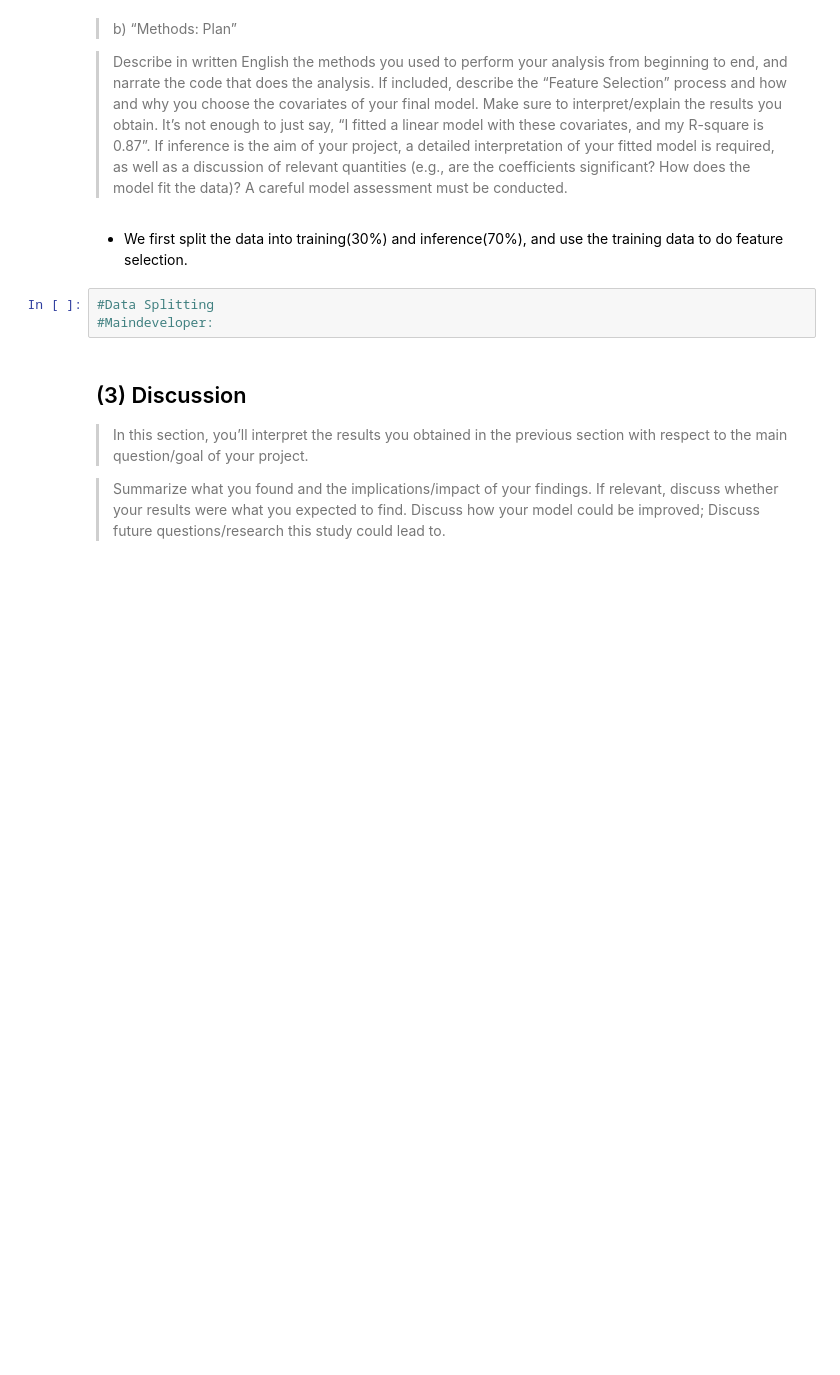
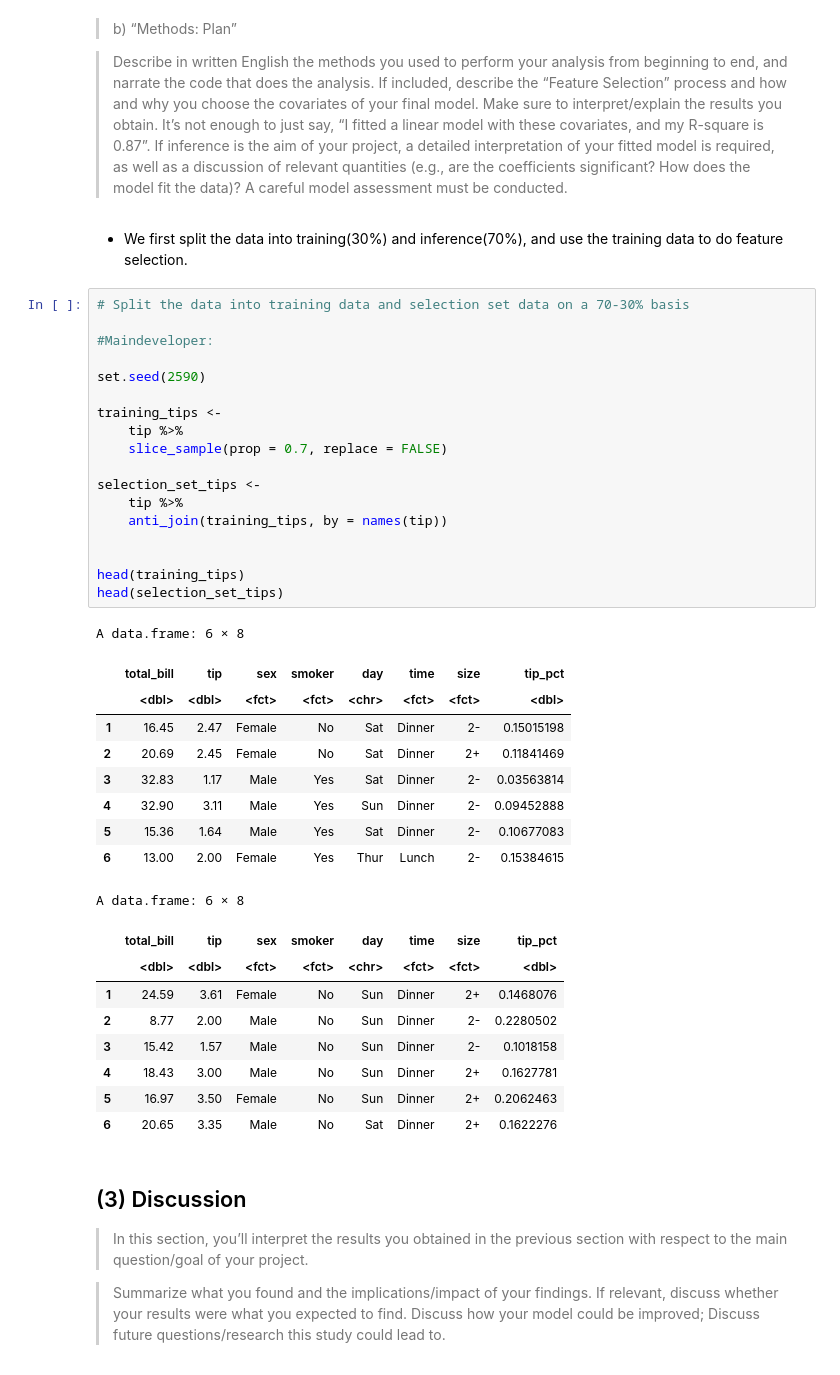
Before and after one commit to lllexiliang/stat301-final-project, a Jupyter notebook: final_project.ipynb, the cells around one changed output. Drawn from its saved outputs; the diff is of its cells as text; blank space fills up the shorter version.

Commit message:
split data

```diff
--- a/final_project.ipynb
+++ b/final_project.ipynb
@@ -185,8 +185,42 @@ A careful model assessment must be conducted.
 # %% [markdown]
 * We first split the data into training(30%) and inference(70%), and use the training data to do feature selection.
 # %%
-#Data Splitting
+# Split the data into training data and selection set data on a 70-30% basis
+
 #Maindeveloper:
+
+set.seed(2590)
+
+training_tips <-
+    tip %>%
+    slice_sample(prop = 0.7, replace = FALSE)
+
+selection_set_tips <-
+    tip %>%
+    anti_join(training_tips, by = names(tip))
+
+
+head(training_tips)
+head(selection_set_tips)
+# %% [output]
+A data.frame: 6 × 8
+|  | total_bill | tip | sex | smoker | day | time | size | tip_pct |
+|  | <dbl> | <dbl> | <fct> | <fct> | <chr> | <fct> | <fct> | <dbl> |
+| 1 | 16.45 | 2.47 | Female | No | Sat | Dinner | 2- | 0.15015198 |
+| 2 | 20.69 | 2.45 | Female | No | Sat | Dinner | 2+ | 0.11841469 |
+| 3 | 32.83 | 1.17 | Male | Yes | Sat | Dinner | 2- | 0.03563814 |
+| 4 | 32.90 | 3.11 | Male | Yes | Sun | Dinner | 2- | 0.09452888 |
+| 5 | 15.36 | 1.64 | Male | Yes | Sat | Dinner | 2- | 0.10677083 |
+| 6 | 13.00 | 2.00 | Female | Yes | Thur | Lunch | 2- | 0.15384615 |
+A data.frame: 6 × 8
+|  | total_bill | tip | sex | smoker | day | time | size | tip_pct |
+|  | <dbl> | <dbl> | <fct> | <fct> | <chr> | <fct> | <fct> | <dbl> |
+| 1 | 24.59 | 3.61 | Female | No | Sun | Dinner | 2+ | 0.1468076 |
+| 2 | 8.77 | 2.00 | Male | No | Sun | Dinner | 2- | 0.2280502 |
+| 3 | 15.42 | 1.57 | Male | No | Sun | Dinner | 2- | 0.1018158 |
+| 4 | 18.43 | 3.00 | Male | No | Sun | Dinner | 2+ | 0.1627781 |
+| 5 | 16.97 | 3.50 | Female | No | Sun | Dinner | 2+ | 0.2062463 |
+| 6 | 20.65 | 3.35 | Male | No | Sat | Dinner | 2+ | 0.1622276 |
 # %% [markdown]
 ## (3) Discussion
 > In this section, you’ll interpret the results you obtained in the previous section with respect to the main question/goal of your project.
```
